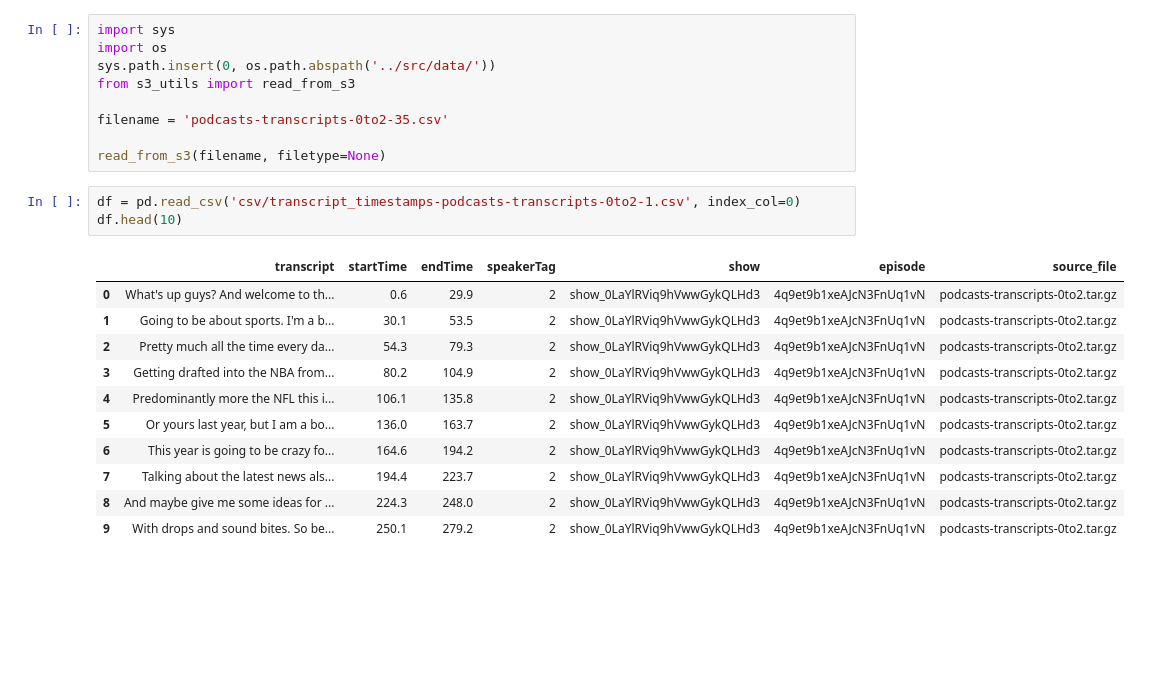
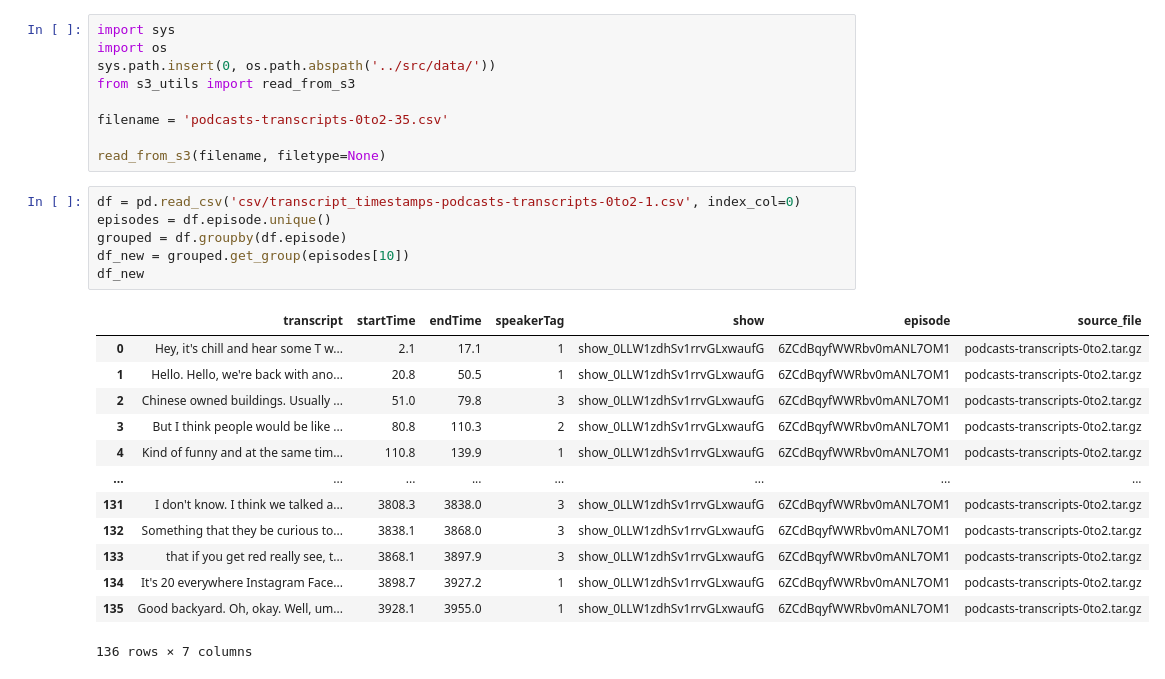
Before and after one commit to CSP-SumarAI/SumarAI, a Jupyter notebook: notebooks/json_parser.ipynb, the cells around one changed output. Saved outputs shown, nothing was run; the diff lists cells and outputs as text; blank space fills up the shorter version.

Commit message:
parser and ingestion for timestamped transcripts

```diff
--- a/notebooks/json_parser.ipynb
+++ b/notebooks/json_parser.ipynb
@@ -254,16 +254,21 @@ filename = 'podcasts-transcripts-0to2-35.csv'
 read_from_s3(filename, filetype=None)
 # %%
 df = pd.read_csv('csv/transcript_timestamps-podcasts-transcripts-0to2-1.csv', index_col=0)
-df.head(10)
+episodes = df.episode.unique()
+grouped = df.groupby(df.episode)
+df_new = grouped.get_group(episodes[10])
+df_new
 # %% [output]
 |  | transcript | startTime | endTime | speakerTag | show | episode | source_file |
-| 0 | What's up guys? And welcome to th... | 0.6 | 29.9 | 2 | show_0LaYlRViq9hVwwGykQLHd3 | 4q9et9b1xeAJcN3FnUq1vN | podcasts-transcripts-0to2.tar.gz |
-| 1 | Going to be about sports. I'm a b... | 30.1 | 53.5 | 2 | show_0LaYlRViq9hVwwGykQLHd3 | 4q9et9b1xeAJcN3FnUq1vN | podcasts-transcripts-0to2.tar.gz |
-| 2 | Pretty much all the time every da... | 54.3 | 79.3 | 2 | show_0LaYlRViq9hVwwGykQLHd3 | 4q9et9b1xeAJcN3FnUq1vN | podcasts-transcripts-0to2.tar.gz |
-| 3 | Getting drafted into the NBA from... | 80.2 | 104.9 | 2 | show_0LaYlRViq9hVwwGykQLHd3 | 4q9et9b1xeAJcN3FnUq1vN | podcasts-transcripts-0to2.tar.gz |
-| 4 | Predominantly more the NFL this i... | 106.1 | 135.8 | 2 | show_0LaYlRViq9hVwwGykQLHd3 | 4q9et9b1xeAJcN3FnUq1vN | podcasts-transcripts-0to2.tar.gz |
-| 5 | Or yours last year, but I am a bo... | 136.0 | 163.7 | 2 | show_0LaYlRViq9hVwwGykQLHd3 | 4q9et9b1xeAJcN3FnUq1vN | podcasts-transcripts-0to2.tar.gz |
-| 6 | This year is going to be crazy fo... | 164.6 | 194.2 | 2 | show_0LaYlRViq9hVwwGykQLHd3 | 4q9et9b1xeAJcN3FnUq1vN | podcasts-transcripts-0to2.tar.gz |
-| 7 | Talking about the latest news als... | 194.4 | 223.7 | 2 | show_0LaYlRViq9hVwwGykQLHd3 | 4q9et9b1xeAJcN3FnUq1vN | podcasts-transcripts-0to2.tar.gz |
-| 8 | And maybe give me some ideas for ... | 224.3 | 248.0 | 2 | show_0LaYlRViq9hVwwGykQLHd3 | 4q9et9b1xeAJcN3FnUq1vN | podcasts-transcripts-0to2.tar.gz |
-| 9 | With drops and sound bites. So be... | 250.1 | 279.2 | 2 | show_0LaYlRViq9hVwwGykQLHd3 | 4q9et9b1xeAJcN3FnUq1vN | podcasts-transcripts-0to2.tar.gz |
+| 0 | Hey, it's chill and hear some T w... | 2.1 | 17.1 | 1 | show_0LLW1zdhSv1rrvGLxwaufG | 6ZCdBqyfWWRbv0mANL7OM1 | podcasts-transcripts-0to2.tar.gz |
+| 1 | Hello. Hello, we're back with ano... | 20.8 | 50.5 | 1 | show_0LLW1zdhSv1rrvGLxwaufG | 6ZCdBqyfWWRbv0mANL7OM1 | podcasts-transcripts-0to2.tar.gz |
+| 2 | Chinese owned buildings. Usually ... | 51.0 | 79.8 | 3 | show_0LLW1zdhSv1rrvGLxwaufG | 6ZCdBqyfWWRbv0mANL7OM1 | podcasts-transcripts-0to2.tar.gz |
+| 3 | But I think people would be like ... | 80.8 | 110.3 | 2 | show_0LLW1zdhSv1rrvGLxwaufG | 6ZCdBqyfWWRbv0mANL7OM1 | podcasts-transcripts-0to2.tar.gz |
+| 4 | Kind of funny and at the same tim... | 110.8 | 139.9 | 1 | show_0LLW1zdhSv1rrvGLxwaufG | 6ZCdBqyfWWRbv0mANL7OM1 | podcasts-transcripts-0to2.tar.gz |
+| ... | ... | ... | ... | ... | ... | ... | ... |
+| 131 | I don't know. I think we talked a... | 3808.3 | 3838.0 | 3 | show_0LLW1zdhSv1rrvGLxwaufG | 6ZCdBqyfWWRbv0mANL7OM1 | podcasts-transcripts-0to2.tar.gz |
+| 132 | Something that they be curious to... | 3838.1 | 3868.0 | 3 | show_0LLW1zdhSv1rrvGLxwaufG | 6ZCdBqyfWWRbv0mANL7OM1 | podcasts-transcripts-0to2.tar.gz |
+| 133 | that if you get red really see, t... | 3868.1 | 3897.9 | 3 | show_0LLW1zdhSv1rrvGLxwaufG | 6ZCdBqyfWWRbv0mANL7OM1 | podcasts-transcripts-0to2.tar.gz |
+| 134 | It's 20 everywhere Instagram Face... | 3898.7 | 3927.2 | 1 | show_0LLW1zdhSv1rrvGLxwaufG | 6ZCdBqyfWWRbv0mANL7OM1 | podcasts-transcripts-0to2.tar.gz |
+| 135 | Good backyard. Oh, okay. Well, um... | 3928.1 | 3955.0 | 1 | show_0LLW1zdhSv1rrvGLxwaufG | 6ZCdBqyfWWRbv0mANL7OM1 | podcasts-transcripts-0to2.tar.gz |
+136 rows × 7 columns
```
Also changed, not shown: 4 other files.
